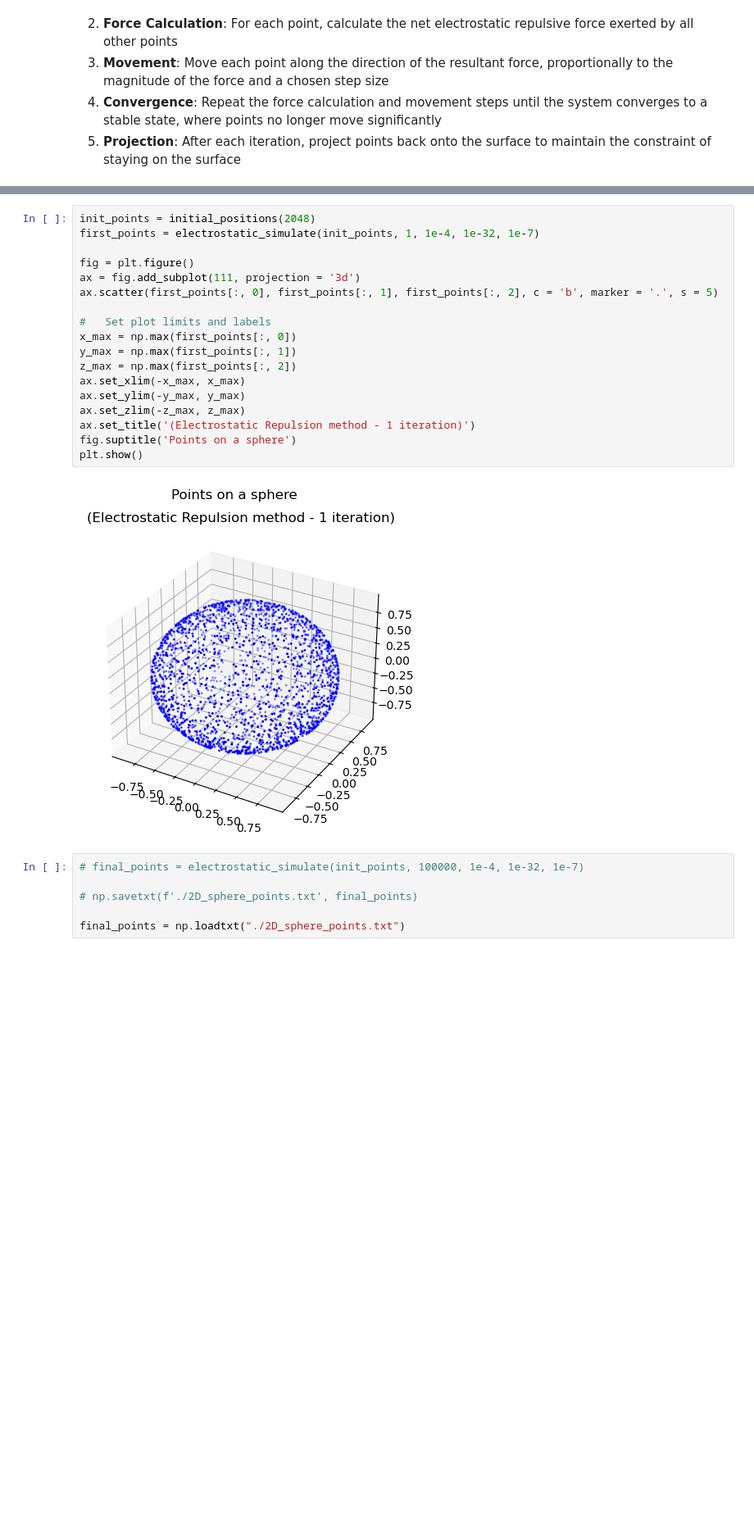
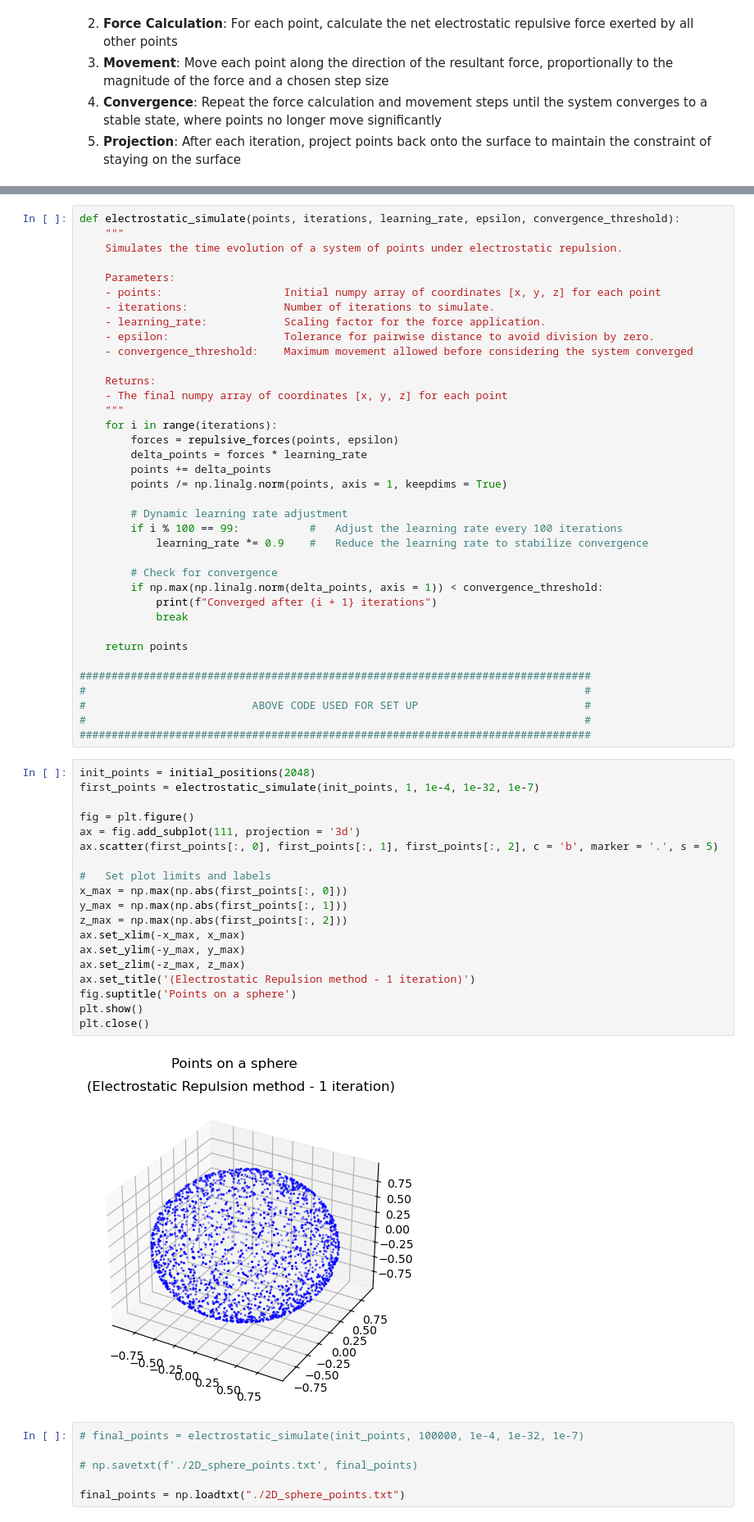
Before and after one commit to raw-asparagus/FPUT_Simulator, a Jupyter notebook: project_2d.ipynb, the cells around one changed output, grey strips where cells are left out. Shown at 82% size. Drawn from its saved outputs; the diff is of its cells as text; blank space fills up the shorter version.

```diff
--- a/project_2d.ipynb
+++ b/project_2d.ipynb
@@ -264,23 +265,61 @@ def electrostatic_simulate(points, iterations, learning_rate, epsilon, convergen
+# %%
+def electrostatic_simulate(points, iterations, learning_rate, epsilon, convergence_threshold):
+    """
+    Simulates the time evolution of a system of points under electrostatic repulsion.
+
+    Parameters:
+    - points:                   Initial numpy array of coordinates [x, y, z] for each point
+    - iterations:               Number of iterations to simulate.
+    - learning_rate:            Scaling factor for the force application.
+    - epsilon:                  Tolerance for pairwise distance to avoid division by zero.
+    - convergence_threshold:    Maximum movement allowed before considering the system converged
+
+    Returns:
+    - The final numpy array of coordinates [x, y, z] for each point
+    """
+    for i in range(iterations):
+        forces = repulsive_forces(points, epsilon)
+        delta_points = forces * learning_rate
+        points += delta_points
+        points /= np.linalg.norm(points, axis = 1, keepdims = True)
+
+        # Dynamic learning rate adjustment
+        if i % 100 == 99:           #   Adjust the learning rate every 100 iterations
+            learning_rate *= 0.9    #   Reduce the learning rate to stabilize convergence
+
+        # Check for convergence
+        if np.max(np.linalg.norm(delta_points, axis = 1)) < convergence_threshold:
+            print(f"Converged after {i + 1} iterations")
+            break
+
+    return points
+
+################################################################################
+#                                                                              #
+#                          ABOVE CODE USED FOR SET UP                          #
+#                                                                              #
+################################################################################
 # %%
 init_points = initial_positions(2048)
 first_points = electrostatic_simulate(init_points, 1, 1e-4, 1e-32, 1e-7)
 
 fig = plt.figure()
 ax = fig.add_subplot(111, projection = '3d')
 ax.scatter(first_points[:, 0], first_points[:, 1], first_points[:, 2], c = 'b', marker = '.', s = 5)
 
 #   Set plot limits and labels
-x_max = np.max(first_points[:, 0])
-y_max = np.max(first_points[:, 1])
-z_max = np.max(first_points[:, 2])
+x_max = np.max(np.abs(first_points[:, 0]))
+y_max = np.max(np.abs(first_points[:, 1]))
+z_max = np.max(np.abs(first_points[:, 2]))
 ax.set_xlim(-x_max, x_max)
 ax.set_ylim(-y_max, y_max)
 ax.set_zlim(-z_max, z_max)
 ax.set_title('(Electrostatic Repulsion method - 1 iteration)')
 fig.suptitle('Points on a sphere')
 plt.show()
+plt.close()
 # %% [output]
-[figure, old version]
+[figure, new version]
 # %%
 # final_points = electrostatic_simulate(init_points, 100000, 1e-4, 1e-32, 1e-7)
 
```
Also changed, not shown: parts of 23 cells of this notebook, 1 other file.
